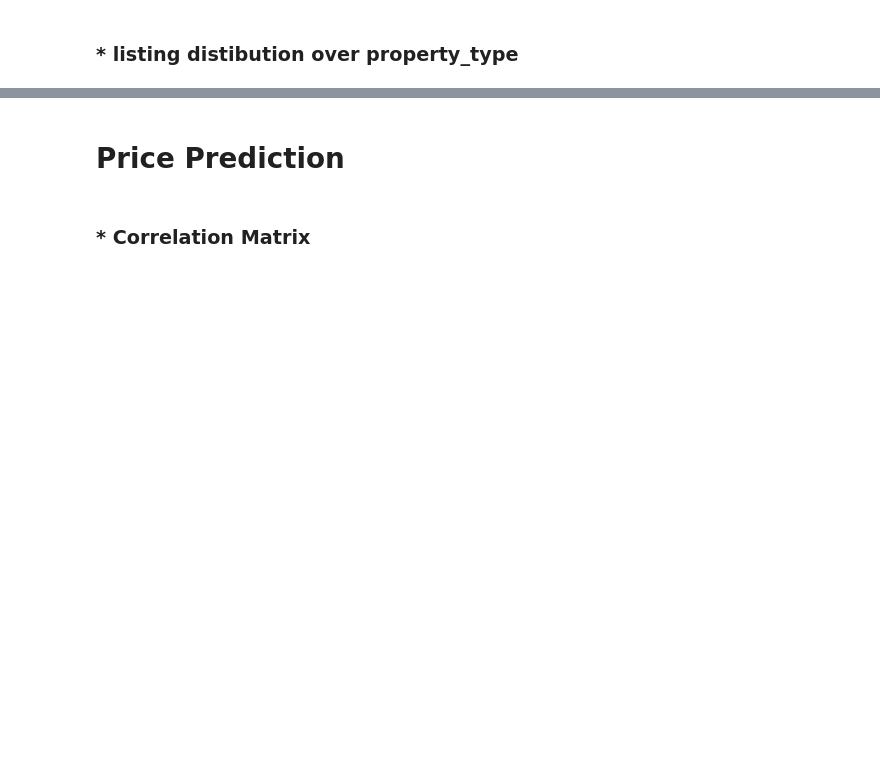
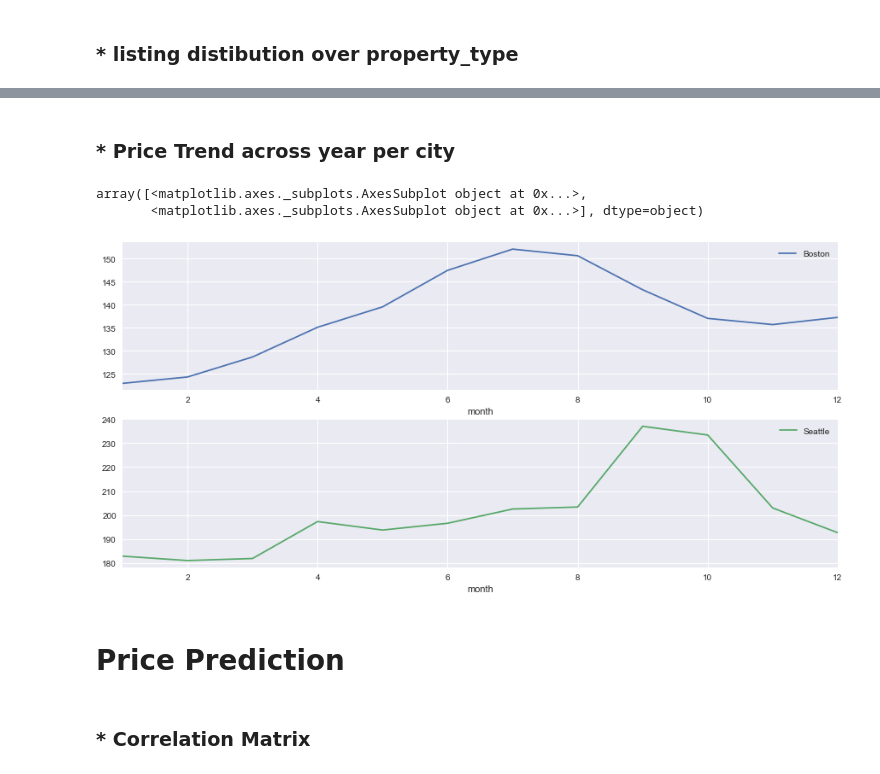
Before and after one commit to RehamKhalil/AirBNB, a Jupyter notebook: Airbnb Analysis.ipynb, the cells around one changed output, grey strips where cells are left out. Cells and saved outputs as stored; diff of their text form; code cells hidden in the pictures; blank space fills up the shorter version.

```diff
--- a/Airbnb Analysis.ipynb
+++ b/Airbnb Analysis.ipynb
@@ -505,3 +497,13 @@ memory usage: 3.9+ MB
+# %% [markdown]
+### * Price Trend across year per city
+# %%
+fig, ax = plt.subplots(figsize=(15,7))
+
+Merged_df_Ex_Col_avail.groupby(['month','City_x']).mean()['price'].unstack().plot(ax=ax,subplots=True)
+# %% [output]
+array([<matplotlib.axes._subplots.AxesSubplot object at 0x...>,
+       <matplotlib.axes._subplots.AxesSubplot object at 0x...>], dtype=object)
+[figure, added]
 # %% [markdown]
 # Price Prediction
 # %% [markdown]
```
Also changed, not shown: parts of 17 cells of this notebook.
